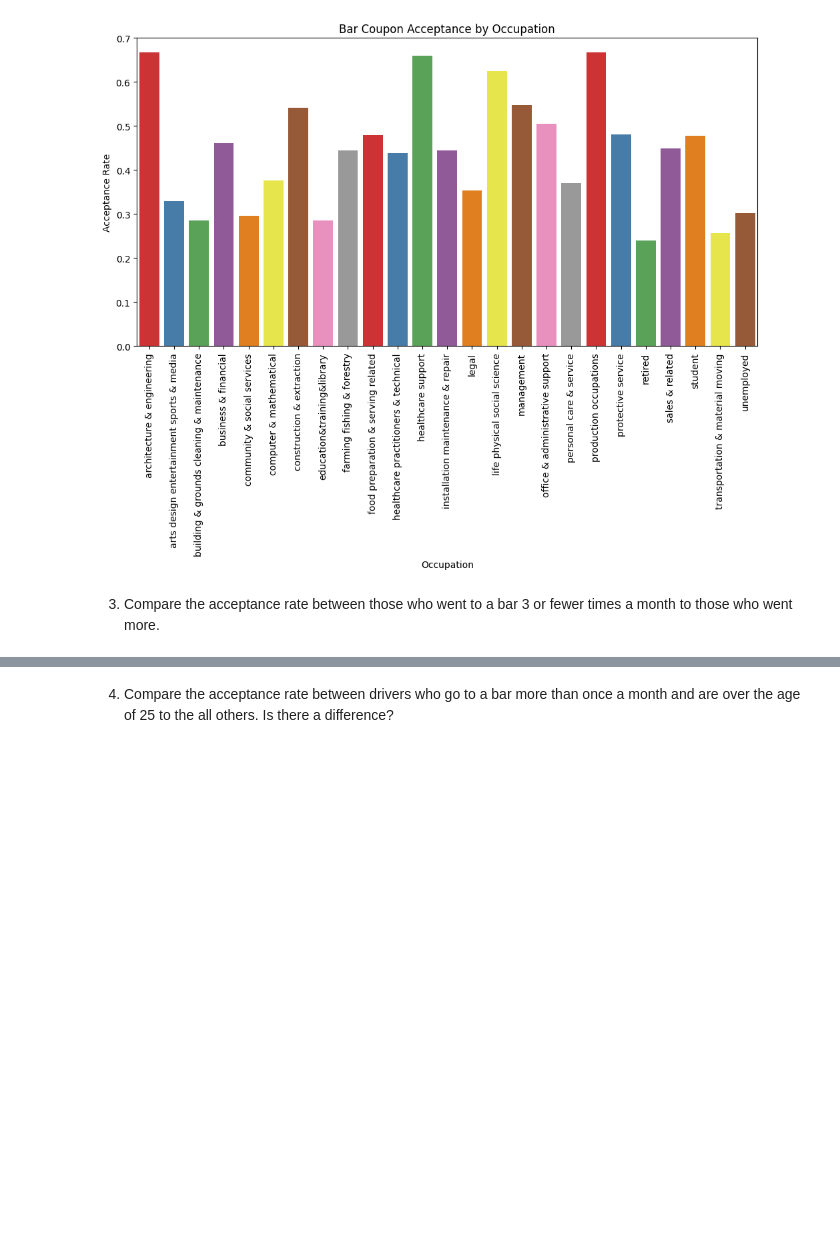
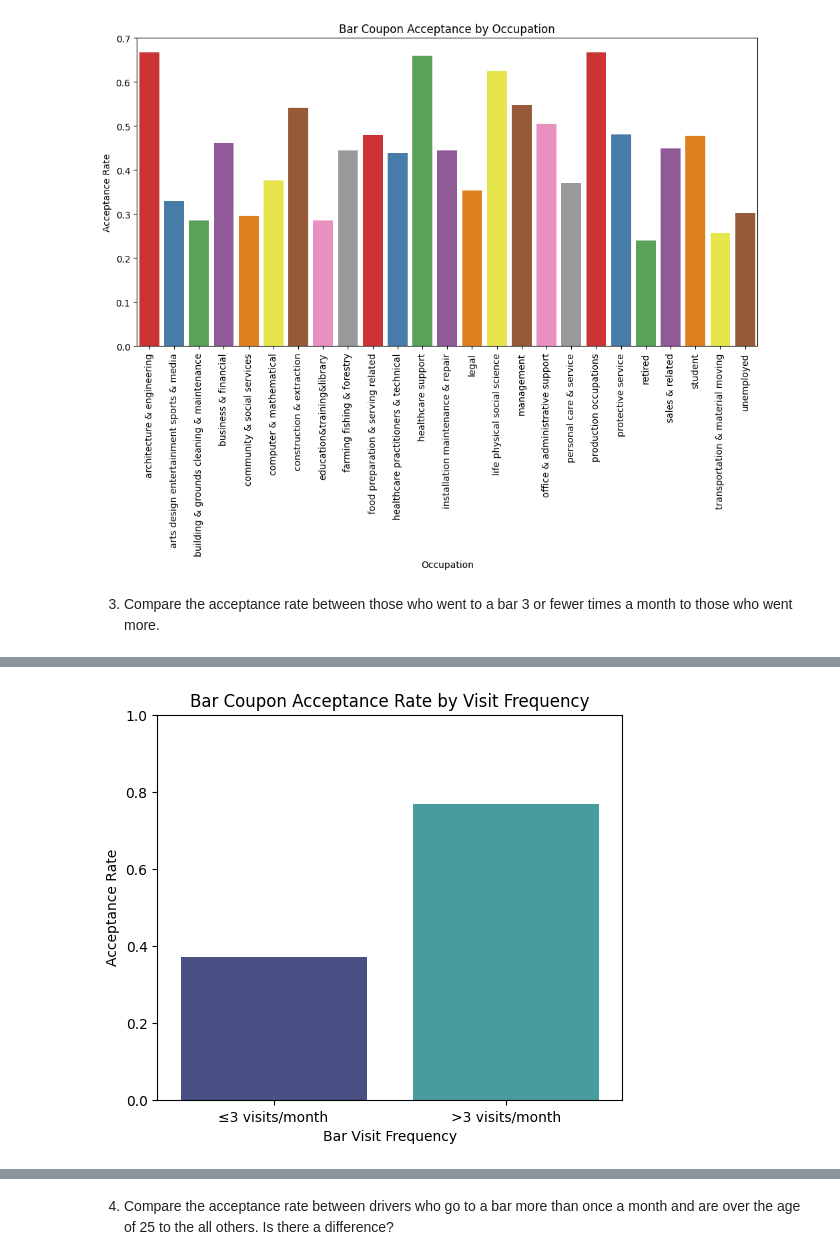
Before and after one commit to RohitKBhatnagar/CouponAcceptance, a Jupyter notebook: CouponAcceptance.ipynb, the cells around one changed output, grey strips where cells are left out. Saved outputs shown, nothing was run; the diff lists cells and outputs as text; code cells hidden in the pictures; blank space fills up the shorter version.

Commit message:
Compared those who went to bar 3 times or greater than 3 times via a bar plot and pic chart.

```diff
--- a/CouponAcceptance.ipynb
+++ b/CouponAcceptance.ipynb
@@ -684,3 +684,94 @@ plt.show()
 [figure]
 # %% [markdown]
 3. Compare the acceptance rate between those who went to a bar 3 or fewer times a month to those who went more.
+# %%
+# This is an interesting question, while there might be multiple approaches to this,
+# lets split the data into two parts - one where coupon['bar'] was accepted > 3 vs coupon['bar'] <=3 and then compare the two datasets across various features.
+
+# In question 1 abobe we already have bar_coupons dataframe created.
+bar_coupons = data[data['coupon'].str.lower().str.strip() == 'bar']
+# Inspect the new DataFrame
+#print(bar_coupons.shape)
+#print(f"bar coupons columns: {bar_coupons.columns}")
+
+# ---------------------
+# Lets show current settings for max_columns
+#print(f"pd.get_option(\"display.max_columns\")", {pd.get_option("display.max_columns")}) # it is set to 20 columns currently
+# maximize the number of columns to display
+#pd.set_option("display.max_columns", None) # to display all columns
+#print(f"max_columns", {pd.get_option("display.max_columns")}) # Display new value to confirm
+# -----------------------
+
+#print(bar_coupons.head())
+# First, let's check the data type of 'Bar' column
+
+# ---------------------------
+# Reset max_columns back to default
+#pd.reset_option("display.max_columns") # back to 20 columns
+# ---------------------------
+
+
+print(f"bar coupons['Bar'].dtype: {bar_coupons['Bar'].dtype}") #object so it is string currently
+
+# Lets change 'Bar' column to numeric
+#bar_coupons['Bar'] = pd.to_numeric(bar_coupons['Bar'], errors='coerce') # I am getting NaN values after conversion
+#print(f"bar coupon dtype after conversion to numeric: {bar_coupons['Bar'].dtype}")
+#print(bar_coupons.shape)
+
+# Mapping categorical bar visit values to numeric approximations
+bar_map = {
+    'never': 0,
+    'less1': 1,
+    '1~3': 3,
+    '4~8': 5,
+    'gt8': 9
+}
+# Apply mapping
+# bar_coupons['Bar_freq'] = bar_coupons['Bar'].map(bar_map) # Got this warning - SettingWithCopyWarning:
+#A value is trying to be set on a copy of a slice from a DataFrame.
+#Try using .loc[row_indexer,col_indexer] = value instead
+bar_coupons.loc[:, 'Bar_freq'] = bar_coupons['Bar'].map(bar_map) # Using .loc to avoid SettingWithCopyWarning which means that we are assigning the Bar_freq column to the slice [bar_coupons] of the original dataframe [data]
+
+print(f"bar coupons['Bar', 'Bar_freq'].dtype: {bar_coupons['Bar'].dtype}, {bar_coupons['Bar_freq'].dtype}")
+#print(bar_coupons[['Bar', 'Bar_freq']].head())
+
+# Split into two groups
+low_visits = bar_coupons[bar_coupons['Bar_freq'] <= 3]
+high_visits = bar_coupons[bar_coupons['Bar_freq'] > 3]
+
+print(f"Low visits shape: {low_visits.shape}")
+print(f"High visits shape: {high_visits.shape}")
+
+# Calculate acceptance rates
+low_acceptance = low_visits['Y'].mean()
+high_acceptance = high_visits['Y'].mean()
+
+print(f"Acceptance rate (≤3 visits/month): {low_acceptance:.2%}")
+print(f"Acceptance rate (>3 visits/month): {high_acceptance:.2%}")
+
+# Build a summary DataFrame for visualization
+acceptance_rates = pd.DataFrame({
+    'Group': ['≤3 visits/month', '>3 visits/month'],
+    'Acceptance Rate': [low_acceptance, high_acceptance]
+})
+
+# Bar plot
+plt.figure(figsize=(6,5))
+sns.barplot(data=acceptance_rates, x='Group', y='Acceptance Rate', palette='mako')
+plt.title("Bar Coupon Acceptance Rate by Visit Frequency")
+plt.ylabel("Acceptance Rate")
+plt.xlabel("Bar Visit Frequency")
+plt.ylim(0,1)  # scale from 0 to 100%
+plt.show()
+
+
+# pie chart
+plt.figure(figsize=(6,6))
+plt.pie(acceptance_rates['Acceptance Rate'],
+        labels=acceptance_rates['Group'],
+        autopct='%1.1f%%',
+        colors=['skyblue','yellowgreen'],
+        startangle=140)
+plt.title("Acceptance Rate Comparison")
+plt.show()
+# %% [output]
@@ -686,0 +793 @@ plt.show()
+[figure, added]
```
Also changed, not shown: parts of 1 cell of this notebook.
